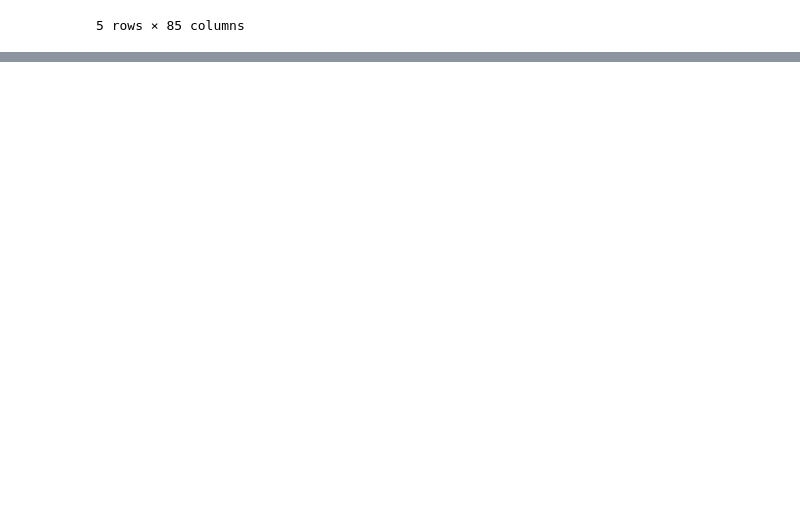
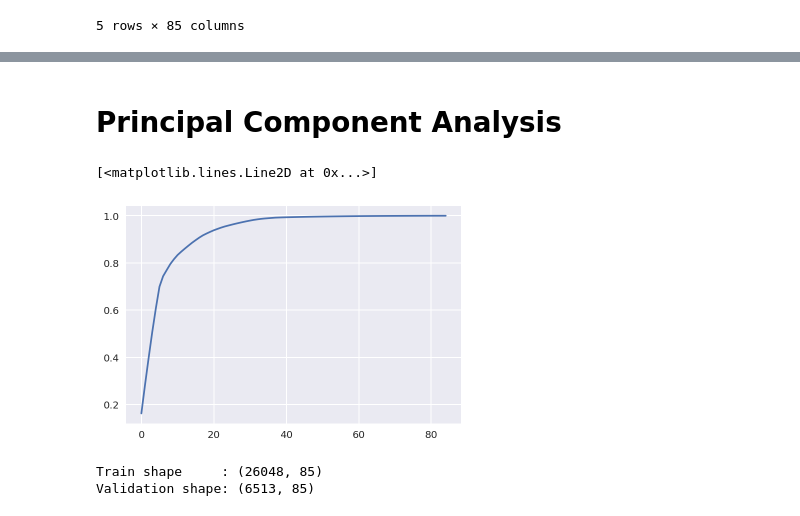
Before and after one commit to iapucp/winter-school-2018, a Jupyter notebook: semana_1_machine_learning/dia_3_linear_models_solved.ipynb, the cells around one changed output, grey strips where cells are left out. Cells and saved outputs as stored; diff of their text form; code cells hidden in the pictures; blank space fills up the shorter version.

```diff
--- a/semana_1_machine_learning/dia_3_linear_models_solved.ipynb
+++ b/semana_1_machine_learning/dia_3_linear_models_solved.ipynb
@@ -517,0 +484,19 @@ Validation = 0.8255
+# %% [markdown]
+# Principal Component Analysis
+# %%
+sns.set()
+# %%
+from sklearn.decomposition import PCA
+pca = PCA()
+pca.fit(x)
+plt.plot(np.cumsum(pca.explained_variance_ratio_))
+# %% [output]
+[<matplotlib.lines.Line2D at 0x...>]
+[figure, added]
+# %%
+x_train, x_val, y_train, y_val = train_test_split(x, y, test_size=0.2, random_state=42)
+print(f'Train shape     : {x_train.shape}')
+print(f'Validation shape: {x_val.shape}')
+# %% [output]
+Train shape     : (26048, 85)
+Validation shape: (6513, 85)
```
Also changed, not shown: parts of 16 cells of this notebook.
